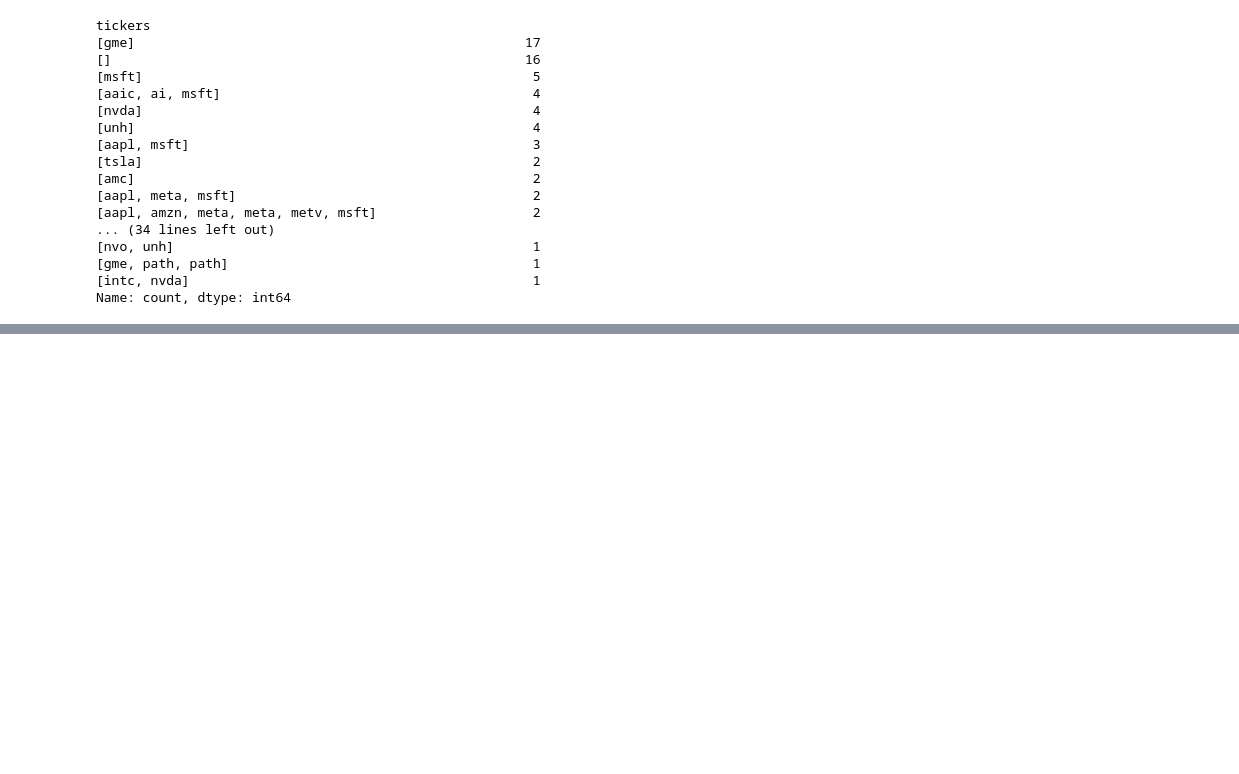
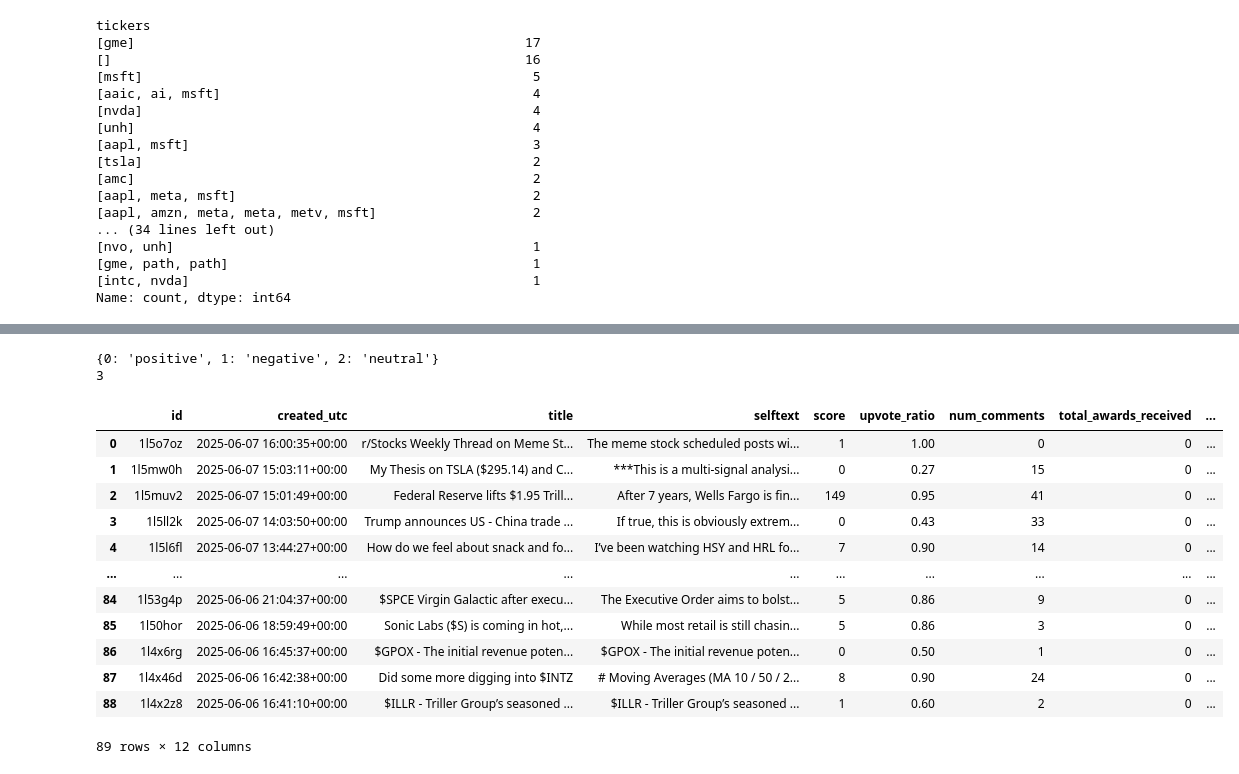
Before and after one commit to oindreelabh/online-portfolio-optimization, a Jupyter notebook: notebooks/02_sentiment_analysis.ipynb, the cells around one changed output, grey strips where cells are left out. Saved outputs shown, nothing was run; the diff lists cells and outputs as text; code cells hidden in the pictures; blank space fills up the shorter version.

```diff
--- a/notebooks/02_sentiment_analysis.ipynb
+++ b/notebooks/02_sentiment_analysis.ipynb
@@ -177,3 +177,69 @@ tags
 [Consumer Cyclical, CryptoCurrency, Nvda, Nvidia, Stock, Stocks, Technology]                                                                                          1
 [Analyst Blog, Consumer Cyclical, Stock, Technology]                                                                                                                  1
 Name: count, dtype: int64
+# %%
+from transformers import AutoModelForSequenceClassification, AutoTokenizer
+import torch
+import pandas as pd
+
+from transformers import AutoTokenizer, AutoModelForSequenceClassification
+
+MODEL_NAME = "ProsusAI/finbert"
+tokenizer = AutoTokenizer.from_pretrained(MODEL_NAME)
+model = AutoModelForSequenceClassification.from_pretrained(MODEL_NAME)
+
+print(model.config.id2label)
+print(model.config.num_labels)
+
+LABELS = model.config.id2label
+
+def finbert_predict_sentiment(text: str):
+    """
+    Returns (sentiment_label, [prob_negative, prob_neutral, prob_positive])
+    """
+    if not isinstance(text, str) or not text.strip():
+        return "neutral", [0.0, 1.0, 0.0]
+    inputs = tokenizer(text, return_tensors="pt", truncation=True, padding=True, max_length=512)
+    with torch.no_grad():
+        outputs = model(**inputs)
+        probs = torch.softmax(outputs.logits, dim=1).squeeze().tolist()
+        label_id = int(torch.argmax(outputs.logits, dim=1))
+        return LABELS[label_id], probs
+
+def add_finbert_sentiment(df: pd.DataFrame, text_col: str, prefix: str = "sentiment"):
+    # Get sentiment results
+    results = df[text_col].astype(str).apply(finbert_predict_sentiment)
+    # Extract labels and probabilities
+    df = df.reset_index(drop=True)
+    labels = results.apply(lambda x: x[0])
+    probs = results.apply(lambda x: x[1]).tolist()
+    probs_df = pd.DataFrame(probs, columns=[f"{prefix}_neg", f"{prefix}_neu", f"{prefix}_pos"])
+    probs_df = probs_df.reset_index(drop=True)
+    # Assign columns
+    df[f"{prefix}_label"] = labels.values
+    df[[f"{prefix}_neg", f"{prefix}_neu", f"{prefix}_pos"]] = probs_df
+    df[f"{prefix}_score"] = df[f"{prefix}_pos"] - df[f"{prefix}_neg"]
+    return df
+# %% [output]
+{0: 'positive', 1: 'negative', 2: 'neutral'}
+3
+# %%
+import pandas as pd
+reddit_df = pd.read_csv("../data/raw/reddit_posts.csv")
+news_df = pd.read_csv("../data/raw/finance_news.csv")
+# %%
+reddit_df
+# %% [output]
+|  | id | created_utc | title | selftext | score | upvote_ratio | num_comments | total_awards_received | ... |
+| 0 | 1l5o7oz | 2025-06-07 16:00:35+00:00 | r/Stocks Weekly Thread on Meme St... | The meme stock scheduled posts wi... | 1 | 1.00 | 0 | 0 | ... |
+| 1 | 1l5mw0h | 2025-06-07 15:03:11+00:00 | My Thesis on TSLA ($295.14) and C... | ***This is a multi-signal analysi... | 0 | 0.27 | 15 | 0 | ... |
+| 2 | 1l5muv2 | 2025-06-07 15:01:49+00:00 | Federal Reserve lifts $1.95 Trill... | After 7 years, Wells Fargo is fin... | 149 | 0.95 | 41 | 0 | ... |
+| 3 | 1l5ll2k | 2025-06-07 14:03:50+00:00 | Trump announces US - China trade ... | If true, this is obviously extrem... | 0 | 0.43 | 33 | 0 | ... |
+| 4 | 1l5l6fl | 2025-06-07 13:44:27+00:00 | How do we feel about snack and fo... | I’ve been watching HSY and HRL fo... | 7 | 0.90 | 14 | 0 | ... |
+| ... | ... | ... | ... | ... | ... | ... | ... | ... | ... |
+| 84 | 1l53g4p | 2025-06-06 21:04:37+00:00 | $SPCE Virgin Galactic after execu... | The Executive Order aims to bolst... | 5 | 0.86 | 9 | 0 | ... |
+| 85 | 1l50hor | 2025-06-06 18:59:49+00:00 | Sonic Labs ($S) is coming in hot,... | While most retail is still chasin... | 5 | 0.86 | 3 | 0 | ... |
+| 86 | 1l4x6rg | 2025-06-06 16:45:37+00:00 | $GPOX - The initial revenue poten... | $GPOX - The initial revenue poten... | 0 | 0.50 | 1 | 0 | ... |
+| 87 | 1l4x46d | 2025-06-06 16:42:38+00:00 | Did some more digging into $INTZ | # Moving Averages (MA 10 / 50 / 2... | 8 | 0.90 | 24 | 0 | ... |
+| 88 | 1l4x2z8 | 2025-06-06 16:41:10+00:00 | $ILLR - Triller Group’s seasoned ... | $ILLR - Triller Group’s seasoned ... | 1 | 0.60 | 2 | 0 | ... |
+89 rows × 12 columns
```
Also changed, not shown: parts of 10 cells of this notebook, 21 other files.
